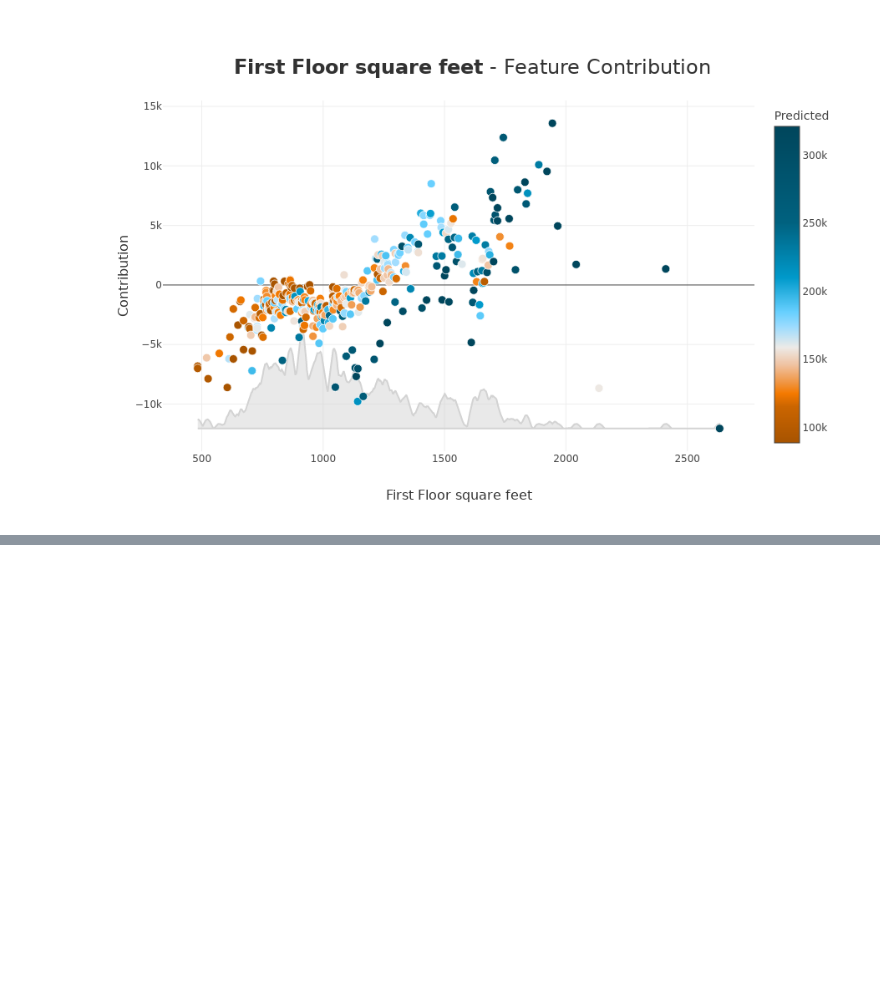
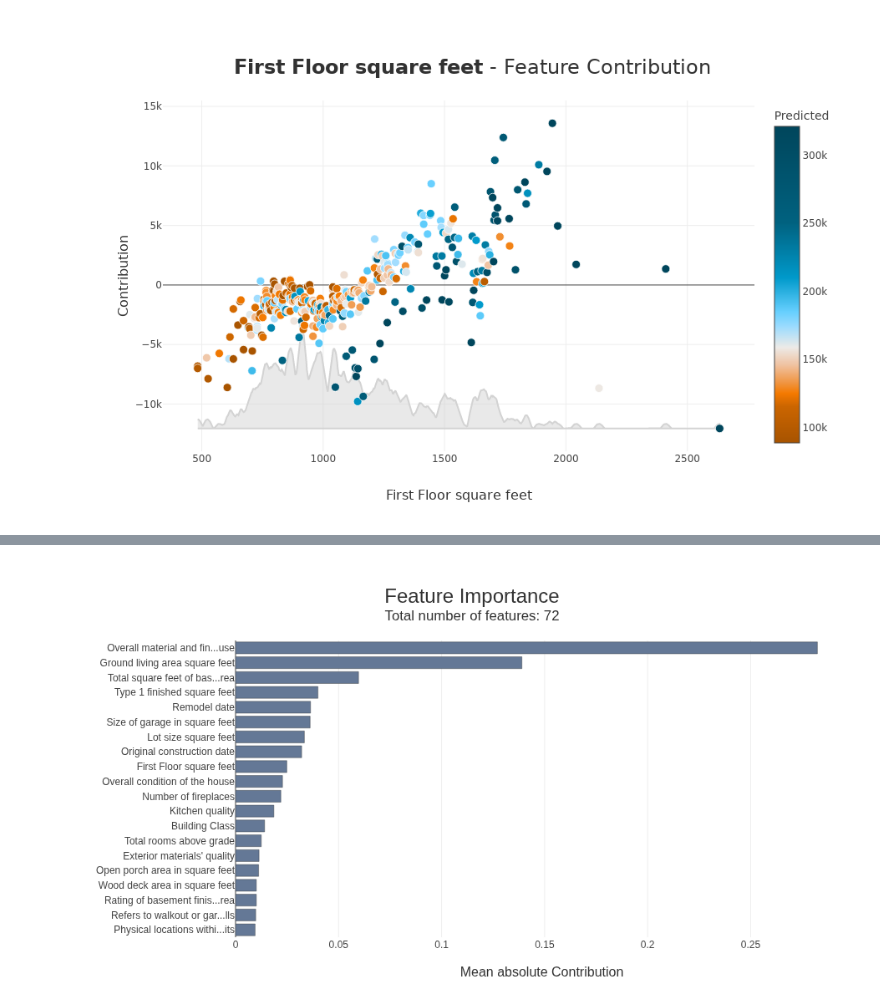
Before and after one commit to MAIF/shapash, a Jupyter notebook: tutorial/common/tuto-common02-colors.ipynb, the cells around one changed output, grey strips where cells are left out. Saved outputs shown, nothing was run; the diff lists cells and outputs as text; code cells hidden in the pictures; blank space fills up the shorter version.

```diff
--- a/tutorial/common/tuto-common02-colors.ipynb
+++ b/tutorial/common/tuto-common02-colors.ipynb
@@ -150,0 +165,4 @@ xpl3.plot.contribution_plot("1stFlrSF")
+# %%
+xpl3.plot.features_importance()
+# %% [output]
+[figure, added]
```
Also changed, not shown: parts of 6 cells of this notebook.
